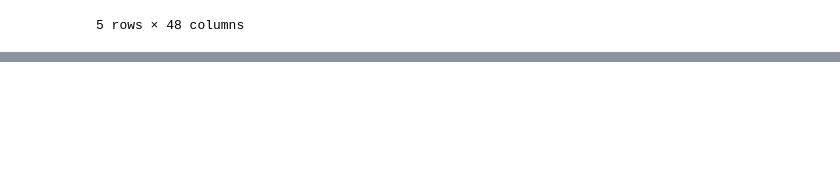
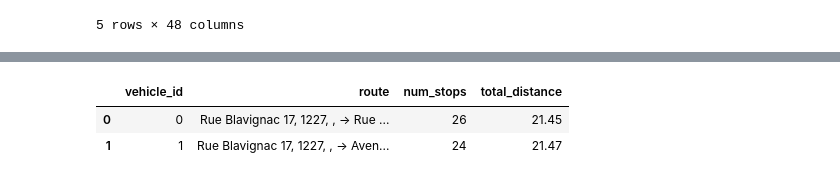
Before and after one commit to twillixa/SL, a Jupyter notebook: Main.ipynb, the cells around one changed output, grey strips where cells are left out. Cells and saved outputs as stored; diff of their text form; code cells hidden in the pictures; blank space fills up the shorter version.

```diff
--- a/Main.ipynb
+++ b/Main.ipynb
@@ -2923,0 +3187,49 @@ Saved files:
+# %%
+def compute_route_distances(routes, distance_matrix, labels):
+    route_summary = []
+    route_legs = []
+
+    for route_info in routes:
+        vehicle_id = route_info["vehicle_id"]
+        route_nodes = route_info["route"]
+
+        total_distance = 0
+
+        for i in range(len(route_nodes) - 1):
+            from_node = route_nodes[i]
+            to_node = route_nodes[i + 1]
+            leg_distance = distance_matrix[from_node][to_node]
+            total_distance += leg_distance
+
+            route_legs.append({
+                "vehicle_id": vehicle_id,
+                "from_node": from_node,
+                "to_node": to_node,
+                "from_address": labels[from_node],
+                "to_address": labels[to_node],
+                "leg_distance": leg_distance
+            })
+
+        route_summary.append({
+            "vehicle_id": vehicle_id,
+            "route": " -> ".join([labels[n] for n in route_nodes]),
+            "num_stops": len(route_nodes),
+            "total_distance": total_distance
+        })
+
+    route_summary_df = pd.DataFrame(route_summary)
+    route_legs_df = pd.DataFrame(route_legs)
+
+    return route_summary_df, route_legs_df
+# %%
+route_summary_df, route_legs_df = compute_route_distances(
+    routes=routes,
+    distance_matrix=distance_matrix,
+    labels=labels
+)
+
+display(route_summary_df)
+# %% [output]
+|  | vehicle_id | route | num_stops | total_distance |
+| 0 | 0 | Rue Blavignac 17, 1227, , -> Rue ... | 26 | 21.45 |
+| 1 | 1 | Rue Blavignac 17, 1227, , -> Aven... | 24 | 21.47 |
```
Also changed, not shown: parts of 15 cells of this notebook.
